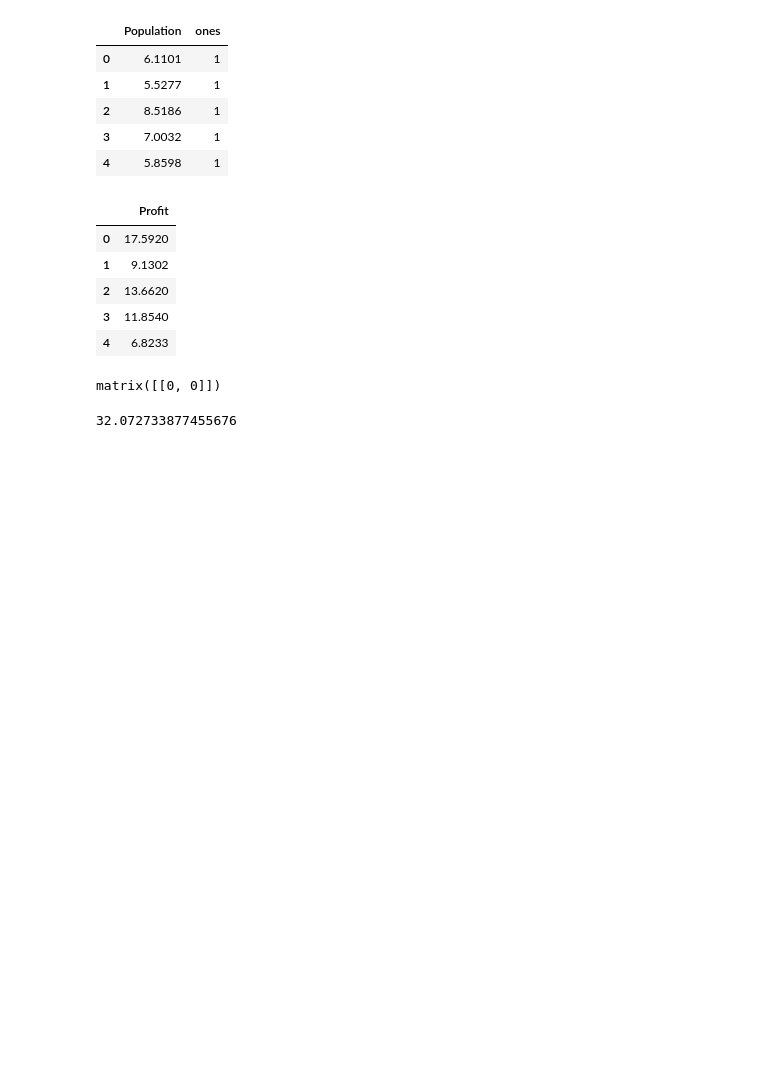
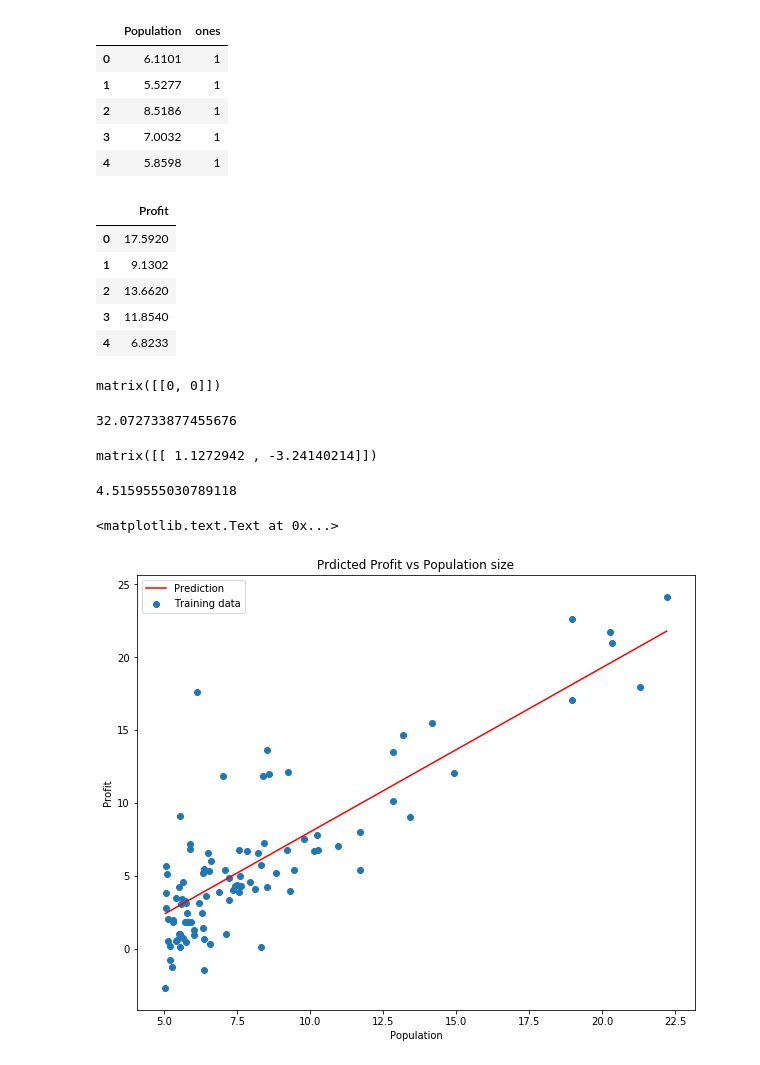
Before and after one commit to salman-kgp/ML_Algos_From_Scratch, a Jupyter notebook: linear_regression.ipynb, the cells around one changed output. Drawn from its saved outputs; the diff is of its cells as text; code cells hidden in the pictures; blank space fills up the shorter version.

```diff
--- a/linear_regression.ipynb
+++ b/linear_regression.ipynb
@@ -78,3 +78,44 @@ matrix([[0, 0]])
 cost(X,y,theta)
 # %% [output]
 32.072733877455676
+# %%
+def gradient_descent(X,y,theta,iters,learning_rate):
+    temp = np.matrix(np.zeros(theta.shape))
+    no_of_params = int(theta.ravel().shape[1])
+    iter_cost = np.zeros(iters)
+
+    for i in  range(iters):
+        error = (X*theta.T)-y
+
+        for j in range(no_of_params):
+            term = np.multiply(error,X[:,j])
+            temp[0,j] = theta[0,j] - (learning_rate/len(X))*np.sum(term)
+        theta = temp
+        iter_cost[i] = cost(X,y,theta)
+
+    return theta,iter_cost
+# %%
+learning_rate = 0.01
+iters = 1000
+# %%
+optimal_theta,optimal_cost = gradient_descent(X,y,theta,iters,learning_rate)
+optimal_theta
+# %% [output]
+matrix([[ 1.1272942 , -3.24140214]])
+# %%
+cost(X,y,optimal_theta)
+# %% [output]
+4.5159555030789118
+# %%
+x=np.linspace(data['Population'].min(),data['Population'].max(),120)
+f = optimal_theta[0,1]+optimal_theta[0,0]*x
+fig , ax = plt.subplots(figsize = (10,8))
+ax.plot(x,f,'r',label = 'Prediction')
+ax.scatter(data['Population'],data['Profit'],label='Training data')
+ax.legend(loc=2)
+ax.set_xlabel('Population')
+ax.set_ylabel('Profit')
+ax.set_title('Prdicted Profit vs Population size')
+# %% [output]
+<matplotlib.text.Text at 0x...>
+[figure, added]
```
Also changed, not shown: parts of 1 cell of this notebook.
